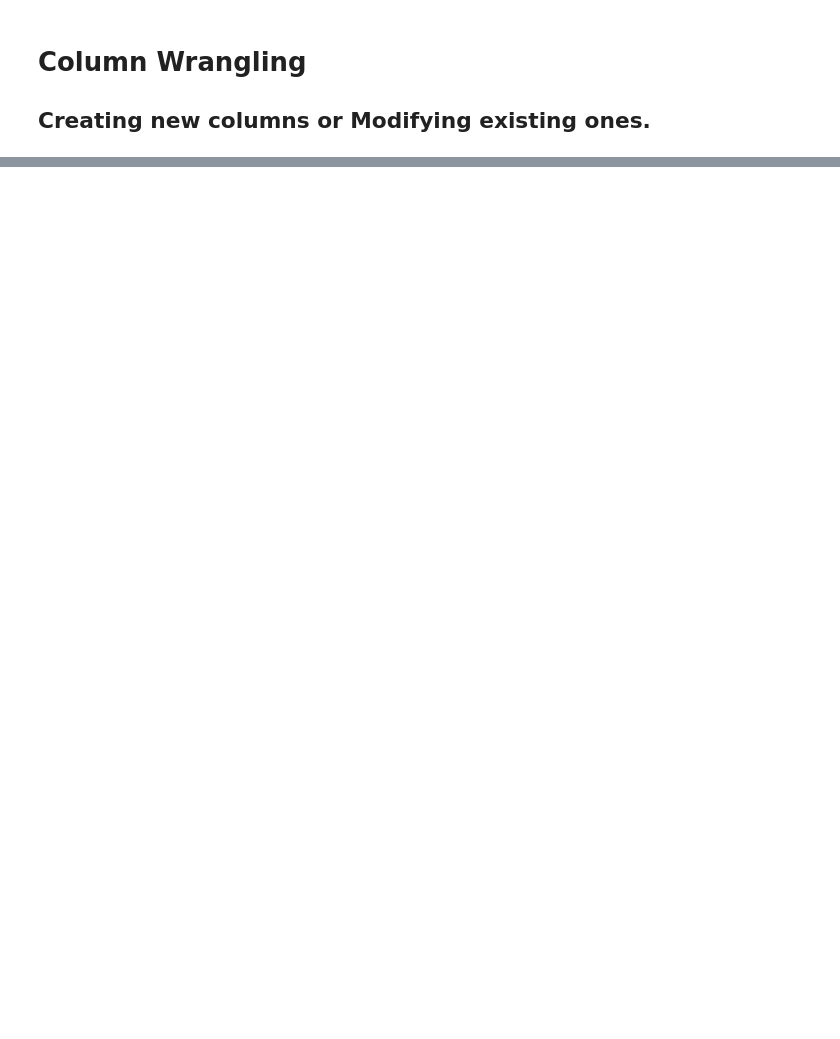
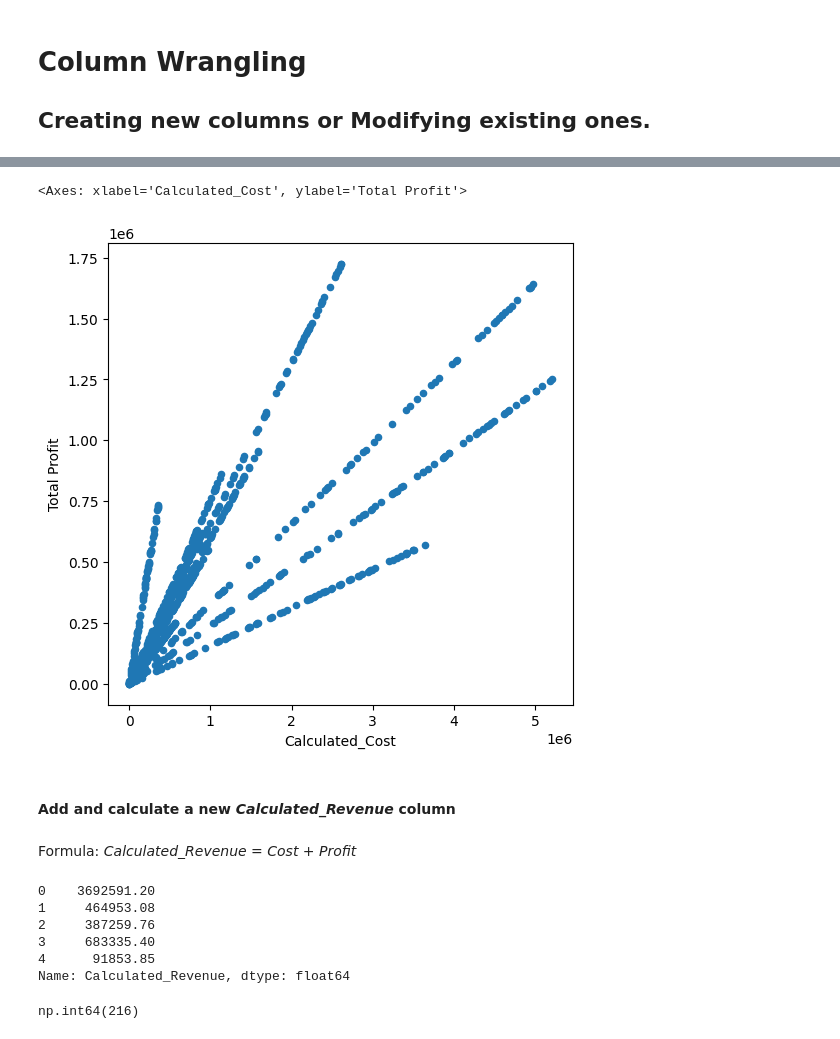
Before and after one commit to Sololo/Data_Analysis_Training_Python, a Jupyter notebook: Python_Programming.ipynb, the cells around one changed output, grey strips where cells are left out. Drawn from its saved outputs; the diff is of its cells as text; code cells hidden in the pictures; blank space fills up the shorter version.

```diff
--- a/Python_Programming.ipynb
+++ b/Python_Programming.ipynb
@@ -198,0 +246,25 @@ dtype: object
+# %%
+# Relationship between Cost and Profit
+sales.plot(kind='scatter', x='Calculated_Cost', y='Total Profit', figsize=(6,6))
+# %% [output]
+<Axes: xlabel='Calculated_Cost', ylabel='Total Profit'>
+[figure, added]
+# %% [markdown]
+#### Add and calculate a new *Calculated_Revenue* column
+# %% [markdown]
+Formula: *Calculated_Revenue = Cost + Profit*
+# %%
+sales['Calculated_Revenue'] = sales['Total Cost'] + sales['Total Profit']
+
+sales['Calculated_Revenue'].head()
+# %% [output]
+0    3692591.20
+1     464953.08
+2     387259.76
+3     683335.40
+4      91853.85
+Name: Calculated_Revenue, dtype: float64
+# %%
+(sales['Calculated_Revenue'] != sales['Total Revenue']).sum() # Possible data input errors
+# %% [output]
+np.int64(216)
```
Also changed, not shown: parts of 30 cells of this notebook.
